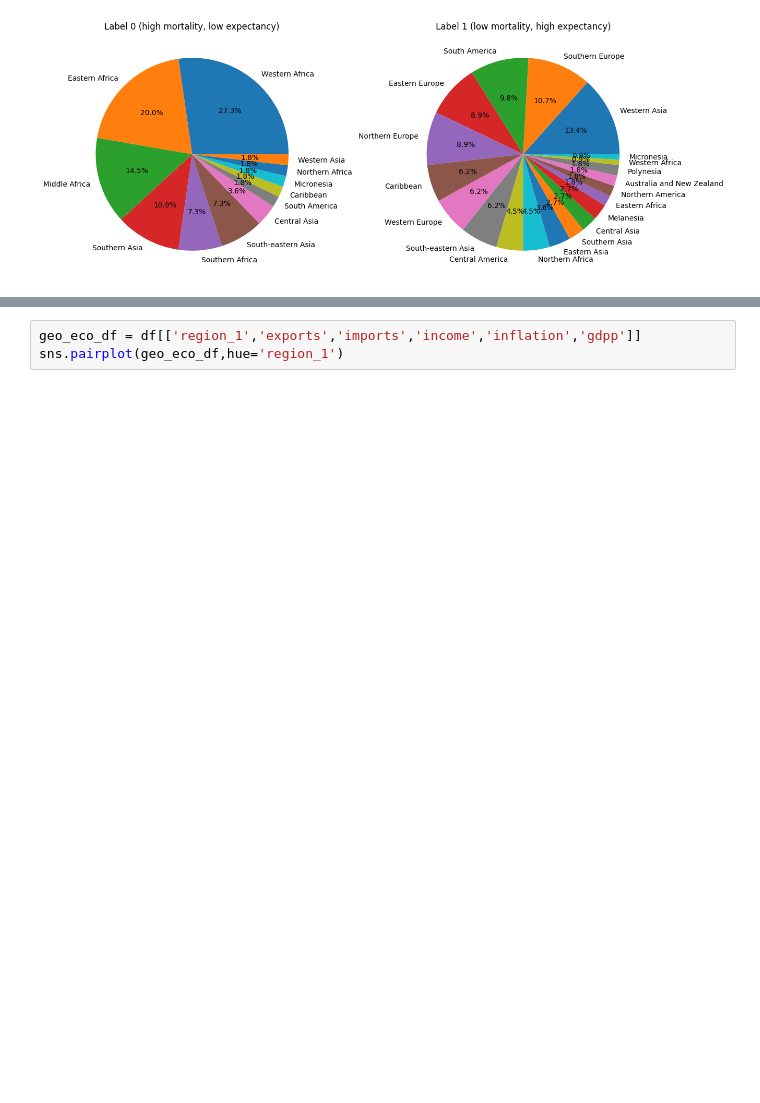
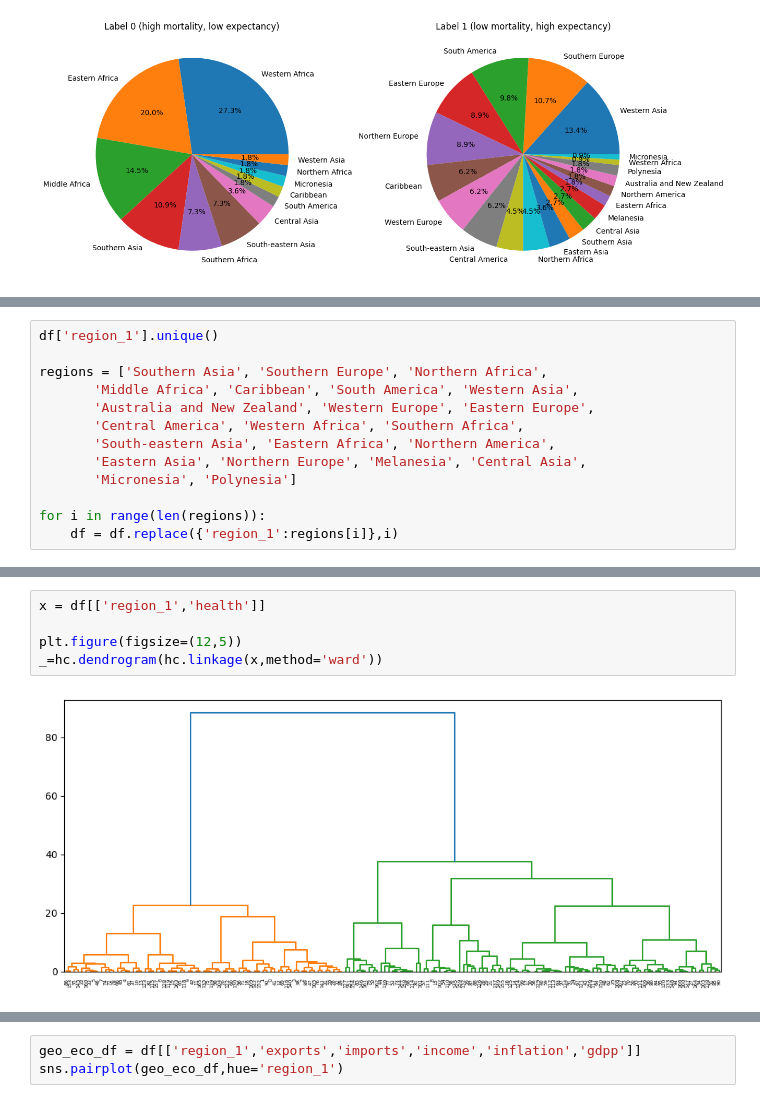
Before and after one commit to GRetriever/Data-Analysis-Project, a Jupyter notebook: Countries/Countries.ipynb, the cells around one changed output, grey strips where cells are left out. Saved outputs shown, nothing was run; the diff lists cells and outputs as text; blank space fills up the shorter version.

```diff
--- a/Countries/Countries.ipynb
+++ b/Countries/Countries.ipynb
@@ -601,0 +569,13 @@ sns.violinplot(
+# %%
+df['region_1'].unique()
+
+regions = ['Southern Asia', 'Southern Europe', 'Northern Africa',
+       'Middle Africa', 'Caribbean', 'South America', 'Western Asia',
+       'Australia and New Zealand', 'Western Europe', 'Eastern Europe',
+       'Central America', 'Western Africa', 'Southern Africa',
+       'South-eastern Asia', 'Eastern Africa', 'Northern America',
+       'Eastern Asia', 'Northern Europe', 'Melanesia', 'Central Asia',
+       'Micronesia', 'Polynesia']
+
+for i in range(len(regions)):
+    df = df.replace({'region_1':regions[i]},i)
@@ -601,0 +599,7 @@ sns.violinplot(
+# %%
+x = df[['region_1','health']]
+
+plt.figure(figsize=(12,5))
+_=hc.dendrogram(hc.linkage(x,method='ward'))
+# %% [output]
+[figure, added]
```
Also changed, not shown: parts of 29 cells of this notebook.
